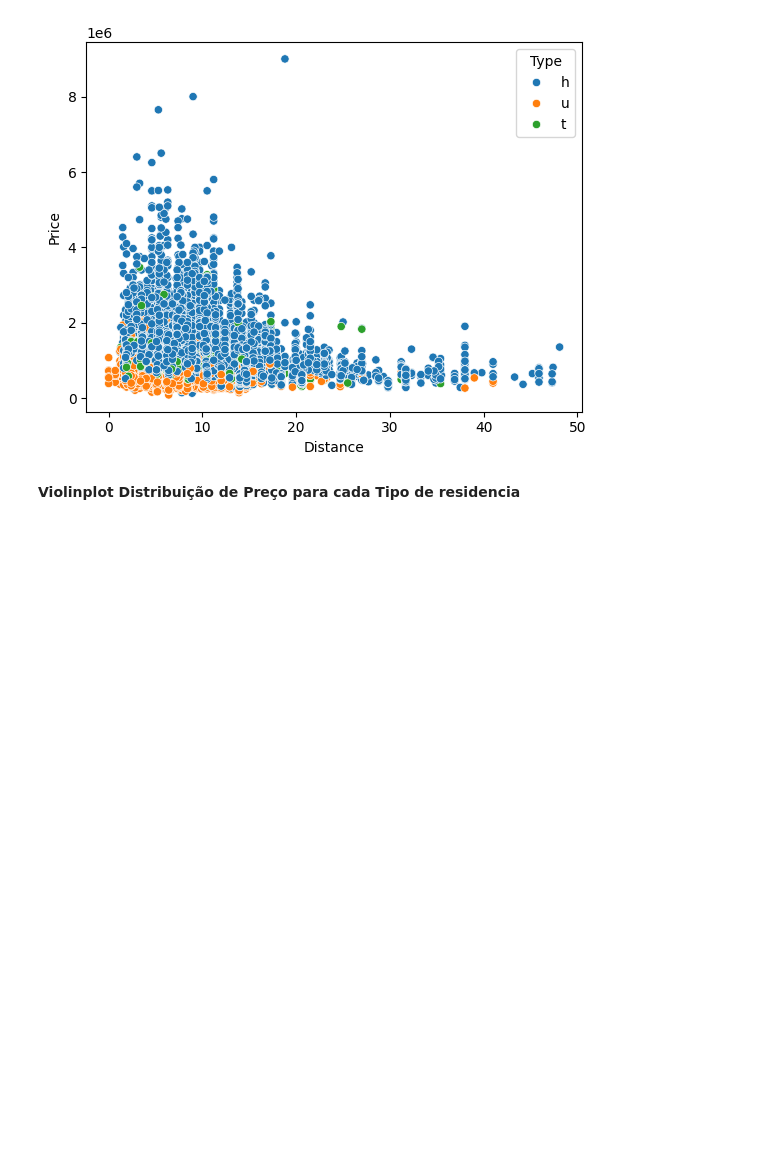
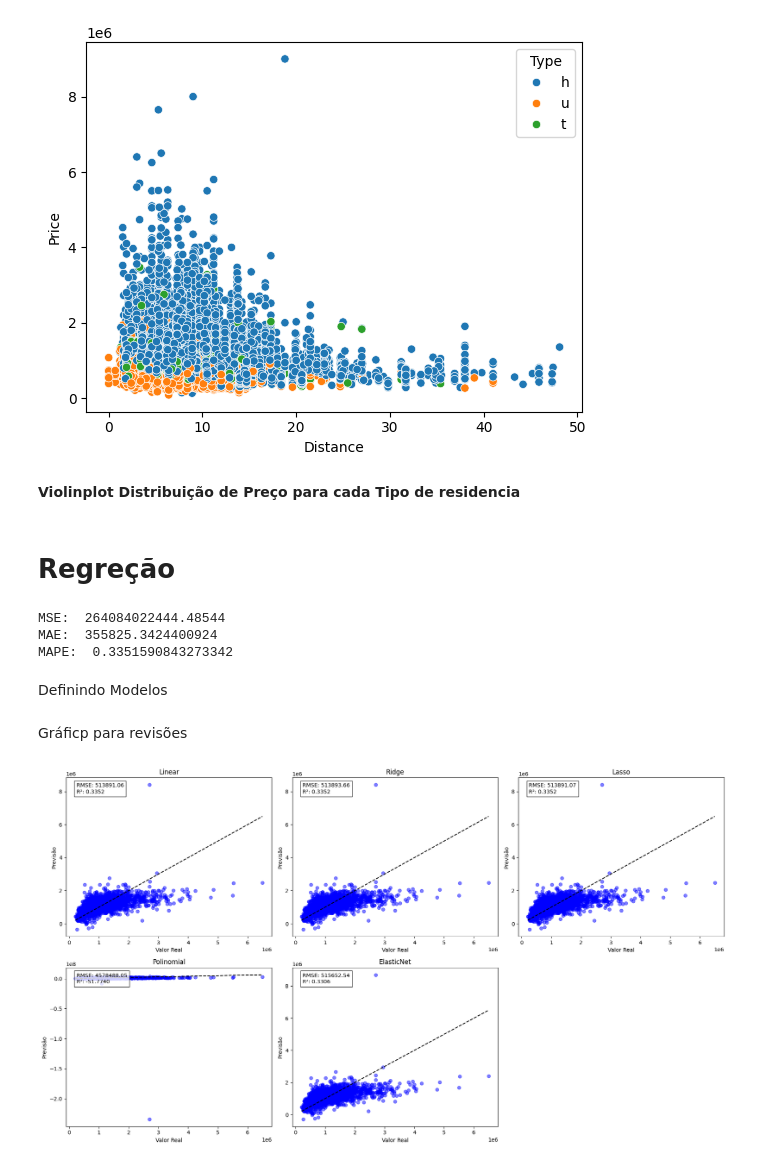
Before and after one commit to GaBevilacqua/CD, a Jupyter notebook: Melbourne.ipynb, the cells around one changed output. Cells and saved outputs as stored; diff of their text form; code cells hidden in the pictures; blank space fills up the shorter version.

```diff
--- a/Melbourne.ipynb
+++ b/Melbourne.ipynb
@@ -287,3 +284,27 @@ sns.scatterplot(data=df, x='Distance', y='Price', hue='Type')
 # %%
 #plt.figure(figsize=(8, 6), dpi=80)
 #sns.countplot(data=df, y='Suburb')
+# %% [markdown]
+# Regreção
+# %%
+X = df[['Rooms', 'Distance', 'Landsize']]
+y = df['Price']
+
+X_train, X_test, y_train, y_test = train_test_split(X, y, test_size=0.2, random_state=42)
+
+regressor = LinearRegression()
+regressor.fit(X_train, y_train)
+y_pred = regressor.predict(X_test)
+
+mse = mean_squared_error(y_test, y_pred)
+print("MSE: ", mse)
+mae = mean_absolute_error(y_test, y_pred)
+print("MAE: ",mae)
+r2 = r2_score(y_test, y_pred)
+print("MAPE: ",r2)
+# %% [output]
+MSE:  264084022444.48544
+MAE:  355825.3424400924
+MAPE:  0.3351590843273342
+# %% [markdown]
+Definindo Modelos
@@ -289,0 +338,26 @@ sns.scatterplot(data=df, x='Distance', y='Price', hue='Type')
+# %% [markdown]
+Gráficp para revisões
+# %%
+
+fig, axes = plt.subplots(2, 3, figsize=(18, 10))
+axes = axes.ravel()
+
+for i, (name, model) in enumerate(models.items()):
+    y_pred = model.predict(X_test)
+
+    axes[i].scatter(y_test, y_pred, alpha=0.5, color='blue')
+    axes[i].plot([y_test.min(), y_test.max()], [y_test.min(), y_test.max()], 'k--')
+    axes[i].set_title(f'{name}')
+    axes[i].set_xlabel('Valor Real')
+    axes[i].set_ylabel('Previsão')
+
+    rmse = np.sqrt(mean_squared_error(y_test, y_pred))
+    r2 = r2_score(y_test, y_pred)
+    axes[i].text(0.05, 0.9, f'RMSE: {rmse:.2f}\nR²: {r2:.4f}',
+                transform=axes[i].transAxes, bbox=dict(facecolor='white', alpha=0.8))
+
+fig.delaxes(axes[-1])
+plt.tight_layout()
+plt.show()
+# %% [output]
+[figure, added]
```
Also changed, not shown: parts of 9 cells of this notebook.
